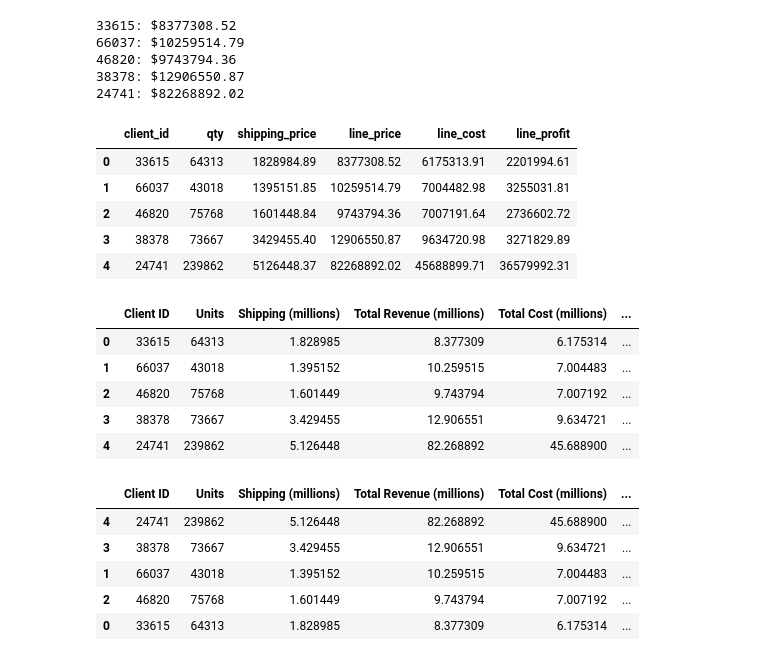
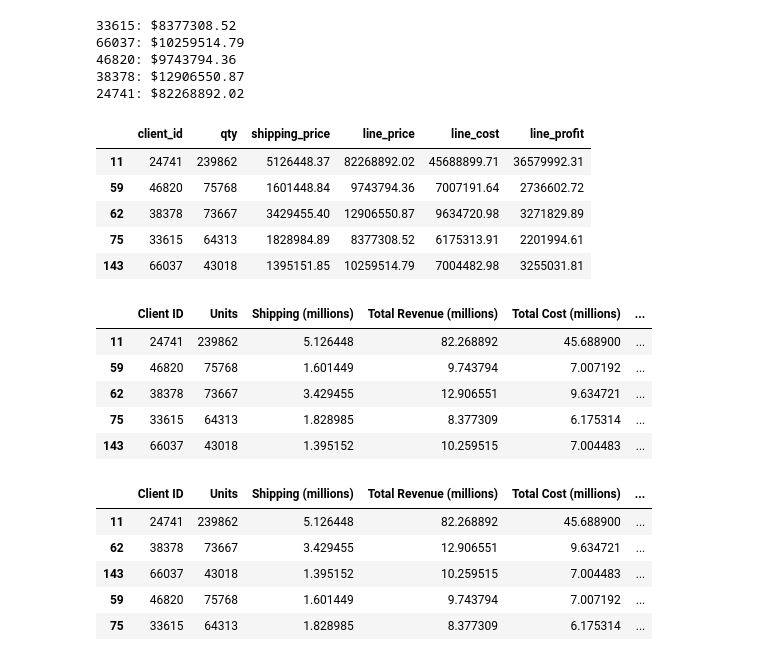
Before and after one commit to mattarad/pandas-challenge-1, a Jupyter notebook: wholesale_data_analysis_starter_code.ipynb, the cells around one changed output. Cells and saved outputs as stored; diff of their text form; code cells hidden in the pictures.

```diff
--- a/wholesale_data_analysis_starter_code.ipynb
+++ b/wholesale_data_analysis_starter_code.ipynb
@@ -189,6 +177,11 @@ Order ID 2173913 had a total price of \$162,388.71
 Order ID 6128929 had a total price of \$923,441.25
 # %%
 # Check your work using the totals above
+check_order_ids = [2742071,2173913,6128929]
+order_index_df = df.set_index(keys='order_id', append=False)
+
+for order in check_order_ids:
+    print(f"Order {order} total: ${round(order_index_df.loc[order, 'line_price'].sum(), 2)}")
 # %% [output]
 Order 2742071 total: $152811.89
 Order 2173913 total: $162388.71
@@ -198,6 +191,9 @@ Order 6128929 total: $923441.25
 Use the new columns with confirmed values to find the following information.
 # %%
 # How much did each of the top 5 clients by quantity spend? Check your work from Part 1 for client ids.
+client_index_df = df.set_index(keys='client_id', append=False)
+for client in list_id:
+    print(f"{client}: ${round(client_index_df.loc[client, 'line_price'].sum(), 2)}")
 # %% [output]
 33615: $8377308.52
 66037: $10259514.79
@@ -207,39 +203,71 @@ Use the new columns with confirmed values to find the following information.
 # %%
 # Create a summary DataFrame showing the totals for the for the top 5 clients with the following information:
 # total units purchased, total shipping price, total revenue, and total profit.
+# summary_df = df.groupby('client_id',['qty','shipping_price','line_price','line_cost','line_profit'])
+# summary_df
+
+grouped = df.groupby('client_id').sum()
+
+# Sort by total revenue and select the top 5 clients
+clients_top = grouped.sort_values(by='qty', ascending=False)
+summary = clients_top[['qty','shipping_price','line_price','line_cost','line_profit']].reset_index()
+filtered_summary = summary[summary['client_id'].isin(list_id)]
+filtered_summary
 # %% [output]
 |  | client_id | qty | shipping_price | line_price | line_cost | line_profit |
-| 0 | 33615 | 64313 | 1828984.89 | 8377308.52 | 6175313.91 | 2201994.61 |
-| 1 | 66037 | 43018 | 1395151.85 | 10259514.79 | 7004482.98 | 3255031.81 |
-| 2 | 46820 | 75768 | 1601448.84 | 9743794.36 | 7007191.64 | 2736602.72 |
-| 3 | 38378 | 73667 | 3429455.40 | 12906550.87 | 9634720.98 | 3271829.89 |
-| 4 | 24741 | 239862 | 5126448.37 | 82268892.02 | 45688899.71 | 36579992.31 |
+| 11 | 24741 | 239862 | 5126448.37 | 82268892.02 | 45688899.71 | 36579992.31 |
+| 59 | 46820 | 75768 | 1601448.84 | 9743794.36 | 7007191.64 | 2736602.72 |
+| 62 | 38378 | 73667 | 3429455.40 | 12906550.87 | 9634720.98 | 3271829.89 |
+| 75 | 33615 | 64313 | 1828984.89 | 8377308.52 | 6175313.91 | 2201994.61 |
+| 143 | 66037 | 43018 | 1395151.85 | 10259514.79 | 7004482.98 | 3255031.81 |
 # %%
 # Format the data and rename the columns to names suitable for presentation.
+summary_renamed = filtered_summary.rename(columns={
+    'client_id' : 'Client ID',
+    'qty' : 'Units',
+    'shipping_price' : 'Shipping Price',
+    'line_price' : 'Line Price',
+    'line_cost' : 'Line Cost',
+    'line_profit' : 'Line Profit',
+})
 
 # Define the money columns.
+# Client ID	Units	Shipping (millions)	Total Revenue (millions)	Total Cost (millions)	Total Profit (millions)
+money_columns = ['Shipping Price','Line Price','Line Cost','Line Profit']
 
 
 # Define a function that converts a dollar amount to millions.
-
+def currency_format_millions(row):
+    row[money_columns] = [(col / 1000000) for col in row[money_columns]]
+    return row
 
 # Apply the currency_format_millions function to only the money columns.
+summary_clean = summary_renamed.apply(currency_format_millions, axis=1).rename(columns={
+    'Shipping Price'    :'Shipping (millions)',
+    'Line Price'        :'Total Revenue (millions)',
+    'Line Cost'         :'Total Cost (millions)',
+    'Line Profit'       :'Total Profit (millions)',
+})
+summary_clean['Units'] = summary_clean['Units'].astype(int)
+summary_clean['Client ID'] = summary_clean['Client ID'].astype(int)
+# Rename the columns to reflect the change in the money format.
 
-
-# Rename the columns to reflect the change in the money format.
+summary_clean
 # %% [output]
 |  | Client ID | Units | Shipping (millions) | Total Revenue (millions) | Total Cost (millions) | ... |
-| 0 | 33615 | 64313 | 1.828985 | 8.377309 | 6.175314 | ... |
-| 1 | 66037 | 43018 | 1.395152 | 10.259515 | 7.004483 | ... |
-| 2 | 46820 | 75768 | 1.601449 | 9.743794 | 7.007192 | ... |
-| 3 | 38378 | 73667 | 3.429455 | 12.906551 | 9.634721 | ... |
-| 4 | 24741 | 239862 | 5.126448 | 82.268892 | 45.688900 | ... |
+| 11 | 24741 | 239862 | 5.126448 | 82.268892 | 45.688900 | ... |
+| 59 | 46820 | 75768 | 1.601449 | 9.743794 | 7.007192 | ... |
+| 62 | 38378 | 73667 | 3.429455 | 12.906551 | 9.634721 | ... |
+| 75 | 33615 | 64313 | 1.828985 | 8.377309 | 6.175314 | ... |
+| 143 | 66037 | 43018 | 1.395152 | 10.259515 | 7.004483 | ... |
 # %%
 # Sort the updated data by "Total Profit (millions)" form highest to lowest and assign the sort to a new DatFrame.
+sorted_df = summary_clean.sort_values(by='Total Profit (millions)', ascending=False)
+sorted_df
 # %% [output]
 |  | Client ID | Units | Shipping (millions) | Total Revenue (millions) | Total Cost (millions) | ... |
-| 4 | 24741 | 239862 | 5.126448 | 82.268892 | 45.688900 | ... |
-| 3 | 38378 | 73667 | 3.429455 | 12.906551 | 9.634721 | ... |
-| 1 | 66037 | 43018 | 1.395152 | 10.259515 | 7.004483 | ... |
-| 2 | 46820 | 75768 | 1.601449 | 9.743794 | 7.007192 | ... |
-| 0 | 33615 | 64313 | 1.828985 | 8.377309 | 6.175314 | ... |
+| 11 | 24741 | 239862 | 5.126448 | 82.268892 | 45.688900 | ... |
+| 62 | 38378 | 73667 | 3.429455 | 12.906551 | 9.634721 | ... |
+| 143 | 66037 | 43018 | 1.395152 | 10.259515 | 7.004483 | ... |
+| 59 | 46820 | 75768 | 1.601449 | 9.743794 | 7.007192 | ... |
+| 75 | 33615 | 64313 | 1.828985 | 8.377309 | 6.175314 | ... |
```
Also changed, not shown: parts of 2 cells of this notebook.
